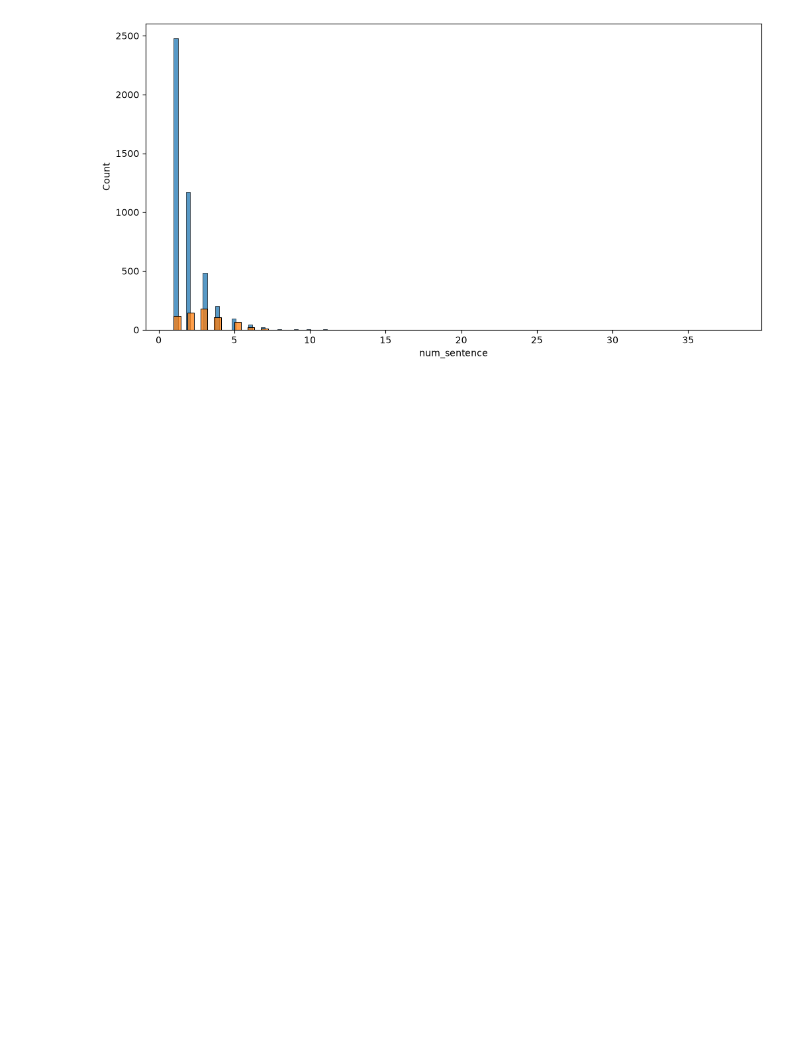
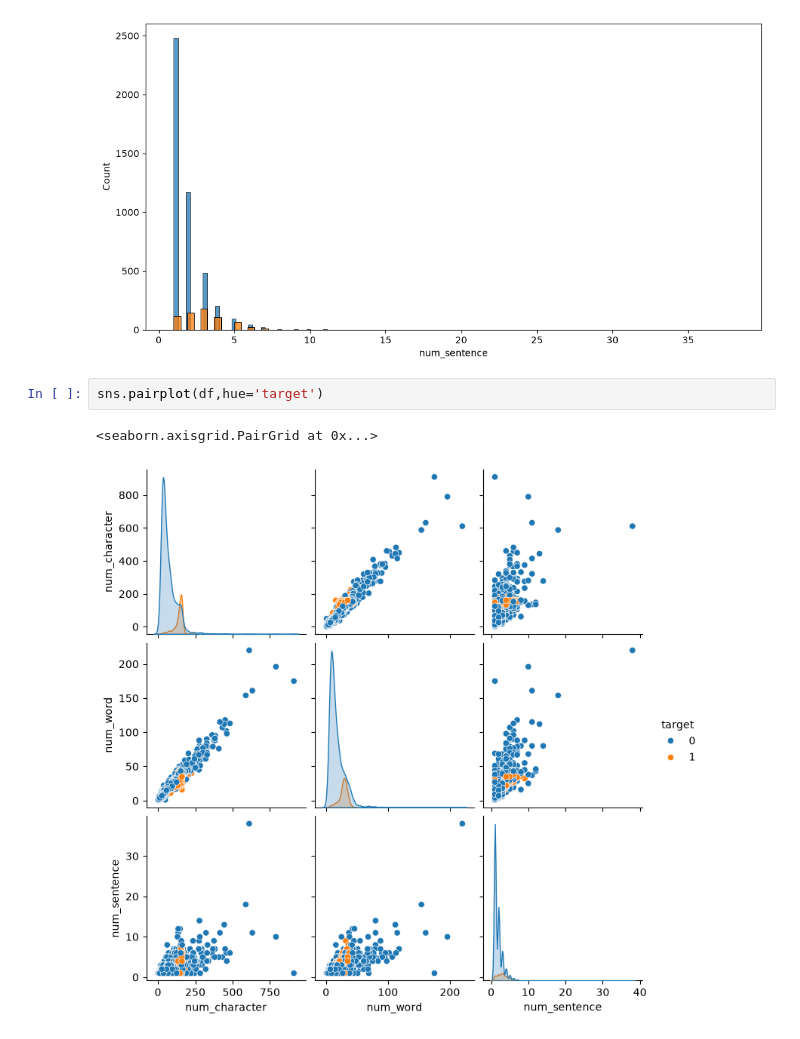
Before and after one commit to himanshugithub360/Email_spam_detector, a Jupyter notebook: Email_spam.ipynb, the cells around one changed output. Drawn from its saved outputs; the diff is of its cells as text; blank space fills up the shorter version.

```diff
--- a/Email_spam.ipynb
+++ b/Email_spam.ipynb
@@ -214,3 +214,8 @@ sns.histplot(df[df['target']==1]['num_sentence'])
 # %% [output]
 <Axes: xlabel='num_sentence', ylabel='Count'>
 [figure]
+# %%
+sns.pairplot(df,hue='target')
+# %% [output]
+<seaborn.axisgrid.PairGrid at 0x...>
+[figure, added]
```
Also changed, not shown: parts of 22 cells of this notebook.
